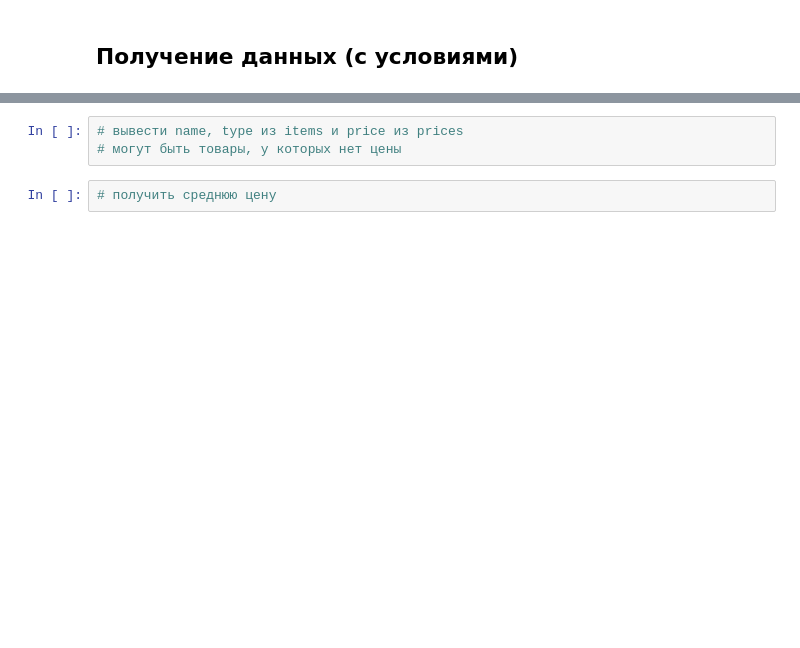
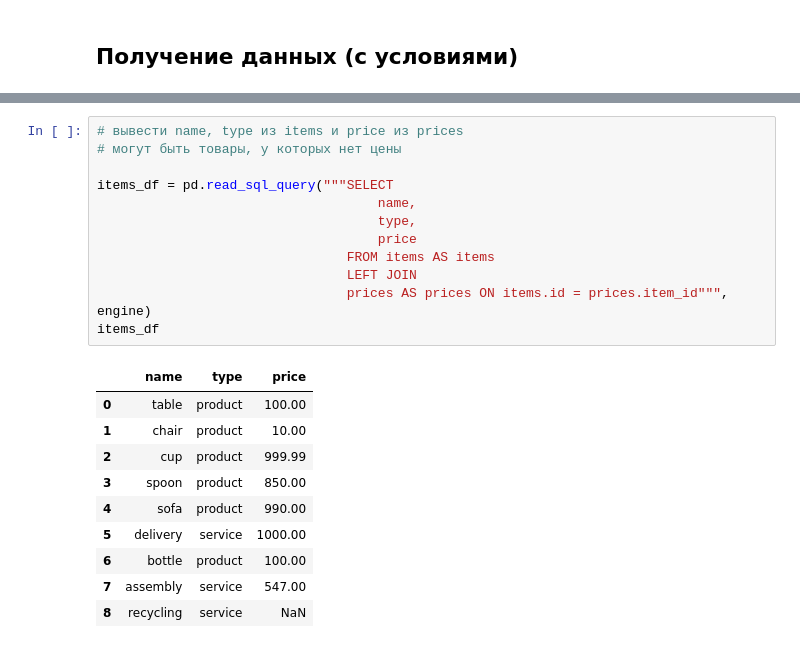
Before and after one commit to RinaPopova/one, a Jupyter notebook: 4_MySQL.ipynb, the cells around one changed output, grey strips where cells are left out. Cells and saved outputs as stored; diff of their text form; blank space fills up the shorter version.

```diff
--- a/4_MySQL.ipynb
+++ b/4_MySQL.ipynb
@@ -149,5 +376,23 @@ item_type = None # выбрать тип
 # %%
 # вывести name, type из items и price из prices
 # могут быть товары, у которых нет цены
+
+items_df = pd.read_sql_query("""SELECT
+                                    name,
+                                    type,
+                                    price
+                                FROM items AS items
+                                LEFT JOIN
+                                prices AS prices ON items.id = prices.item_id""", engine)
+items_df
+# %% [output]
+|  | name | type | price |
+| 0 | table | product | 100.00 |
+| 1 | chair | product | 10.00 |
+| 2 | cup | product | 999.99 |
+| 3 | spoon | product | 850.00 |
+| 4 | sofa | product | 990.00 |
+| 5 | delivery | service | 1000.00 |
+| 6 | bottle | product | 100.00 |
+| 7 | assembly | service | 547.00 |
+| 8 | recycling | service | NaN |
-# %%
-# получить среднюю цену
```
Also changed, not shown: parts of 34 cells of this notebook.
